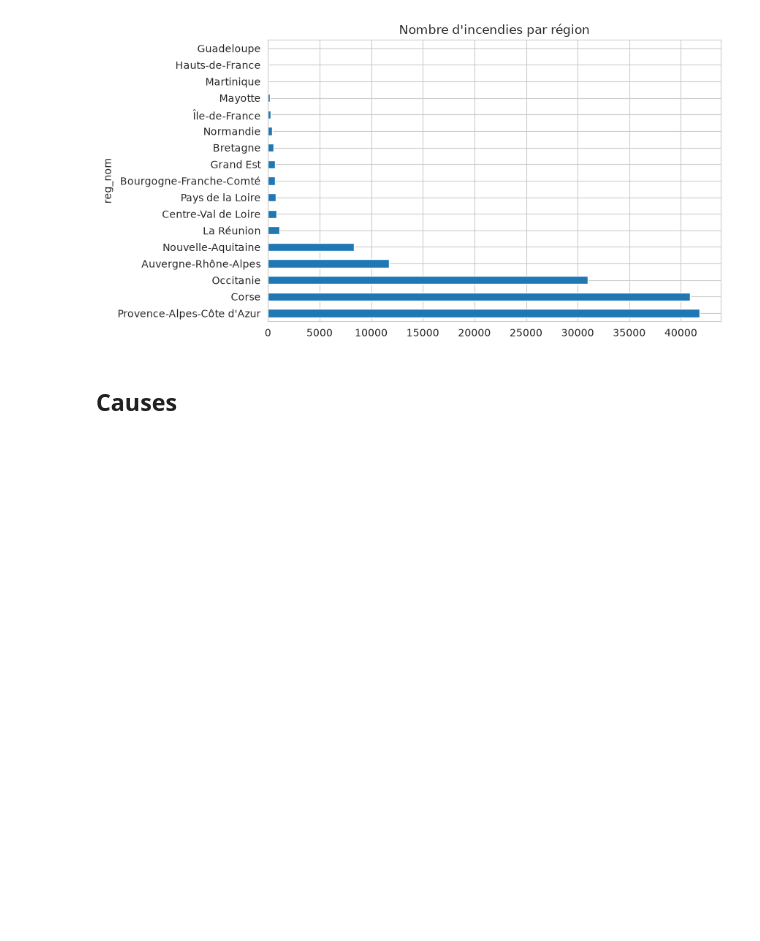
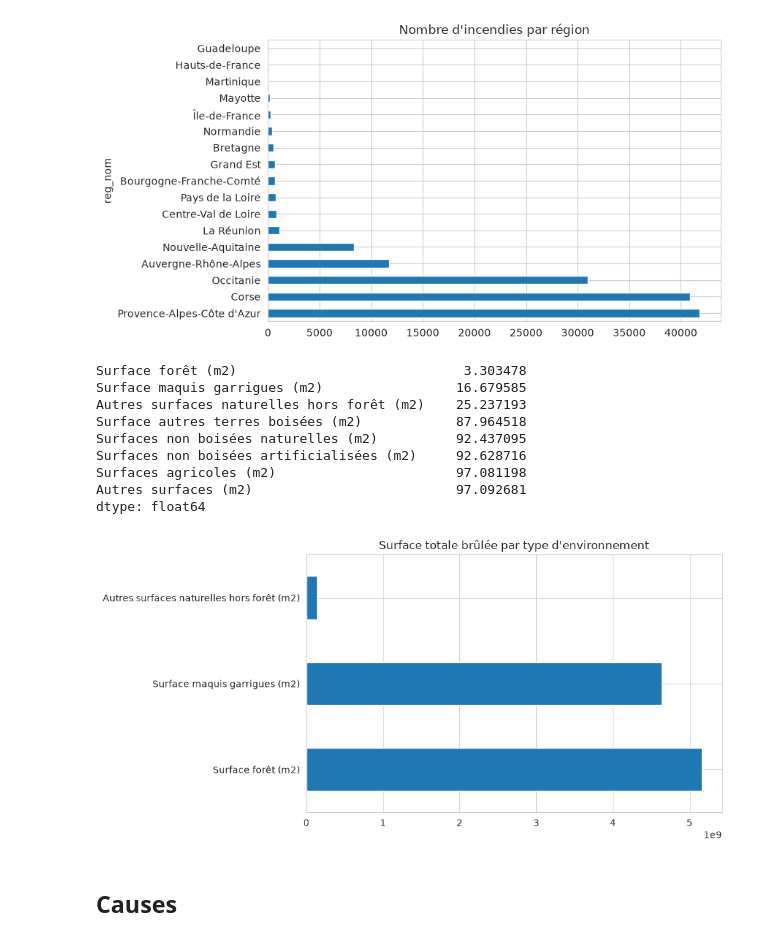
Before and after one commit to ines-lorquet/terre-vent-feu-eau-data, a Jupyter notebook: eda.ipynb, the cells around one changed output. Drawn from its saved outputs; the diff is of its cells as text; code cells hidden in the pictures; blank space fills up the shorter version.

Commit message:
Add graph in notebook

```diff
--- a/eda.ipynb
+++ b/eda.ipynb
@@ -240,6 +240,39 @@ df[COL_REGION].value_counts().plot(kind="barh", figsize=(8, 5), title="Nombre d'
 plt.show()
 # %% [output]
 [figure]
+# %%
+surface_types = [
+    "Surface forêt (m2)",
+    "Surface maquis garrigues (m2)",
+    "Autres surfaces naturelles hors forêt (m2)",
+    "Surfaces agricoles (m2)",
+    "Autres surfaces (m2)",
+    "Surface autres terres boisées (m2)",
+    "Surfaces non boisées naturelles (m2)",
+    "Surfaces non boisées artificialisées (m2)",
+]
+
+pct_missing = df[surface_types].isna().mean() * 100
+print(pct_missing.sort_values())
+
+cols_ok = pct_missing[pct_missing < 50].index.tolist()
+
+if cols_ok:
+    df[cols_ok].sum().sort_values(ascending=False).plot(kind="barh", figsize=(8, 5), title="Surface totale brûlée par type d'environnement")
+    plt.show()
+else:
+    print("Colonnes trop incomplètes pour être exploitables, graphique ignoré.")
+# %% [output]
+Surface forêt (m2)                             3.303478
+Surface maquis garrigues (m2)                 16.679585
+Autres surfaces naturelles hors forêt (m2)    25.237193
+Surface autres terres boisées (m2)            87.964518
+Surfaces non boisées naturelles (m2)          92.437095
+Surfaces non boisées artificialisées (m2)     92.628716
+Surfaces agricoles (m2)                       97.081198
+Autres surfaces (m2)                          97.092681
+dtype: float64
+[figure, added]
 # %%
 import folium
 from folium.plugins import HeatMap
```
Also changed, not shown: 1 other file.
